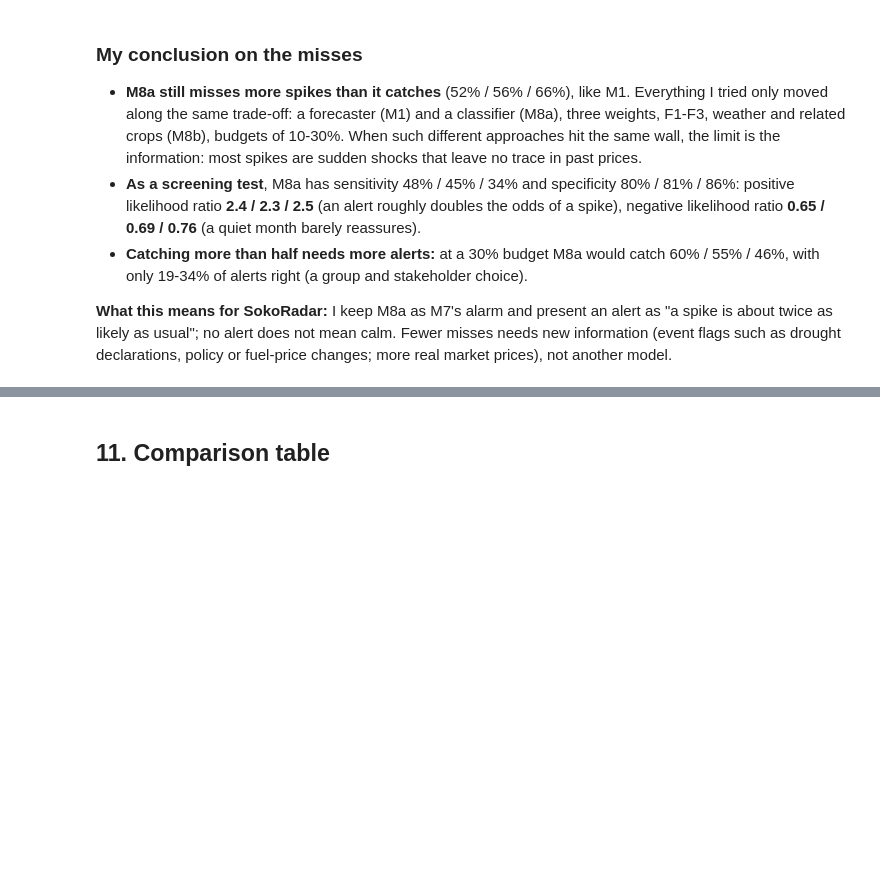
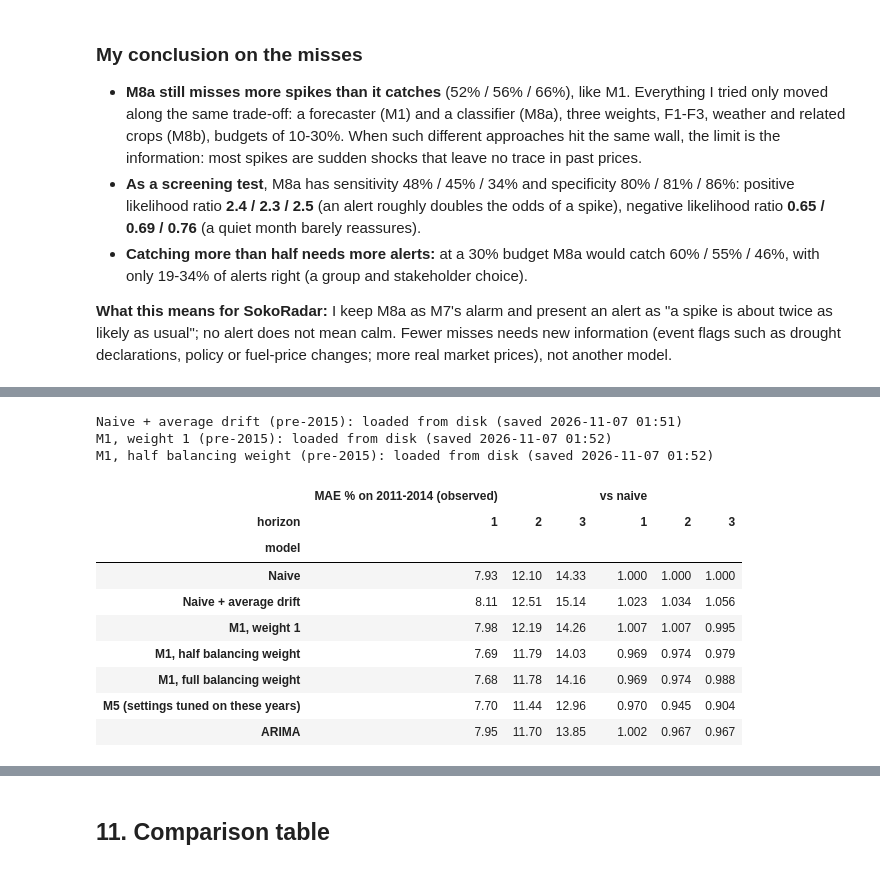
Before and after one commit to samerickwaks/sokoradar, a Jupyter notebook: notebooks/modelling/02_model_build.ipynb, the cells around one changed output, grey strips where cells are left out. Saved outputs shown, nothing was run; the diff lists cells and outputs as text; code cells hidden in the pictures; blank space fills up the shorter version.

```diff
--- a/notebooks/modelling/02_model_build.ipynb
+++ b/notebooks/modelling/02_model_build.ipynb
@@ -3409,0 +3504,46 @@ Final M7 (M8a alerts) vs first M7 (M1 alerts):
+# %%
+# Review 2: the key choices re-checked on 2011-2014 (each year learning only from earlier years; the reported 2015-2024 scores never use these years)
+def pre2015_m1(w):
+    if w == BEST_WEIGHT:
+        return PRE2015["M1"]
+    return cached(f"M1, {WEIGHTS[w]} (pre-2015)",
+                  {"features": M1_FEATURES, "weight": w, "params": LGB_PARAMS, "feature_hash": feature_hash(M1_FEATURES),
+                   "tune_years": TUNE_YEARS},
+                  lambda: run_years(make_lgbm(M1_FEATURES, w), f"M1, {WEIGHTS[w]}", TUNE_YEARS))
+
+pre = {"Naive": PRE2015["ARIMA"].assign(forecast_price=PRE2015["ARIMA"]["origin_price"]),
+       DRIFT_NAME: cached(f"{DRIFT_NAME} (pre-2015)", {**DRIFT_FP, "tune_years": TUNE_YEARS},
+                          lambda: run_years(naive_drift, DRIFT_NAME, TUNE_YEARS)),
+       **{f"M1, {WEIGHTS[w]}": pre2015_m1(w) for w in WEIGHTS},
+       "M5 (settings tuned on these years)": PRE2015["M5"], "ARIMA": PRE2015["ARIMA"]}
+for name, f in pre.items():
+    assert len(f) == len(PRE2015["ARIMA"]) and set(f["fold year"]) == set(TUNE_YEARS), f"{name}: pre-2015 forecasts don't match"
+pre_scores = score(pd.concat([f.assign(model=name) for name, f in pre.items()], ignore_index=True)).query("prices == 'observed'")
+pre_mae = pre_scores.pivot_table(index="model", columns="horizon", values="MAE %").reindex(list(pre))
+pre_table = pd.concat({"MAE % on 2011-2014 (observed)": pre_mae.round(2), "vs naive": (pre_mae / pre_mae.loc["Naive"]).round(3)}, axis=1)
+
+weight_pick = pre_mae.loc[[f"M1, {WEIGHTS[w]}" for w in WEIGHTS]].mean(axis=1).idxmin()
+fair = pre_mae.drop(["Naive", "M5 (settings tuned on these years)"])        # M5 was tuned on these years, so it can't be judged here
+log_decision(
+    "Review 2: choices on unseen years",
+    "Do the choices made on 2015-2024 scores hold on years the reported scores never use?",
+    "Observed MAE on 2011-2014, average of 1-3 months: " + "; ".join(f"{m} {v:.2f}%" for m, v in pre_mae.mean(axis=1).items()),
+    f"M1 weight on 2011-2014: {weight_pick}; best forecaster on 2011-2014 (M5 excluded, tuned there): {fair.mean(axis=1).idxmin()}. "
+    "2015-2024 scores carry some selection optimism; the Day 5 sealed test is the only fully unbiased score",
+    "Re-running M2-M4 and M6 on 2011-2014 (M2-M4 only feed M5, which explains drivers; M6 is not carried forward)",
+)
+pre_table
+# %% [output]
+Naive + average drift (pre-2015): loaded from disk (saved 2026-11-07 01:51)
+M1, weight 1 (pre-2015): loaded from disk (saved 2026-11-07 01:52)
+M1, half balancing weight (pre-2015): loaded from disk (saved 2026-11-07 01:52)
+|  | MAE % on 2011-2014 (observed) |  |  | vs naive |  |  |
+| horizon | 1 | 2 | 3 | 1 | 2 | 3 |
+| model |  |  |  |  |  |  |
+| Naive | 7.93 | 12.10 | 14.33 | 1.000 | 1.000 | 1.000 |
+| Naive + average drift | 8.11 | 12.51 | 15.14 | 1.023 | 1.034 | 1.056 |
+| M1, weight 1 | 7.98 | 12.19 | 14.26 | 1.007 | 1.007 | 0.995 |
+| M1, half balancing weight | 7.69 | 11.79 | 14.03 | 0.969 | 0.974 | 0.979 |
+| M1, full balancing weight | 7.68 | 11.78 | 14.16 | 0.969 | 0.974 | 0.988 |
+| M5 (settings tuned on these years) | 7.70 | 11.44 | 12.96 | 0.970 | 0.945 | 0.904 |
+| ARIMA | 7.95 | 11.70 | 13.85 | 1.002 | 0.967 | 0.967 |
```
Also changed, not shown: parts of 17 cells of this notebook.
